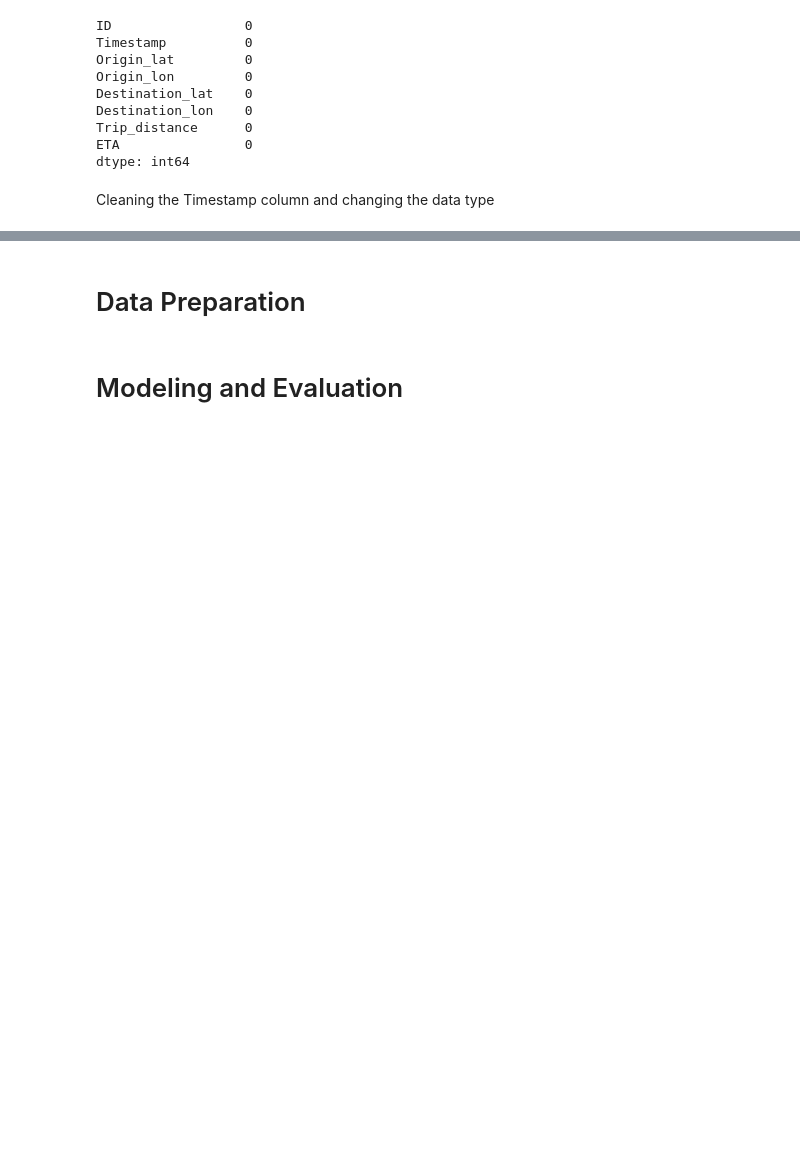
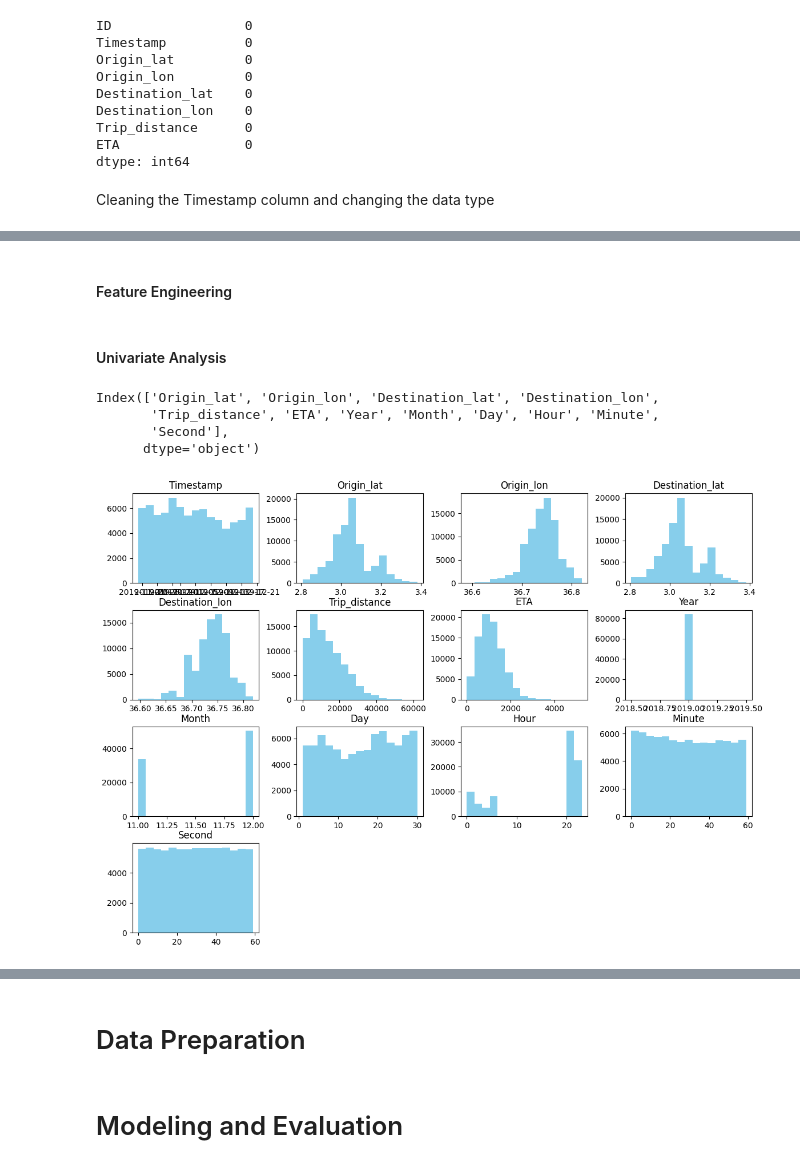
Before and after one commit to valiantezabuku/Yassir-ETA-Prediction-Challenge-For-Azubian-Team-Curium, a Jupyter notebook: Notebooks/ETA.ipynb, the cells around one changed output, grey strips where cells are left out. Cells and saved outputs as stored; diff of their text form; code cells hidden in the pictures; blank space fills up the shorter version.

```diff
--- a/Notebooks/ETA.ipynb
+++ b/Notebooks/ETA.ipynb
@@ -64,3 +126,13 @@ ETA                0
 dtype: int64
 # %% [markdown]
 Cleaning the Timestamp column and changing the data type
+# %%
+# Convert the Timestamp column to datatime
+train_df['Timestamp'] = pd.to_datetime(train_df['Timestamp'], format='%Y-%m-%dT%H:%M:%S%z')
+
+# Check the conversion
+train_df.head()
+
+
+# Remove timezone information
+# data['Timestamp'] = data['Timestamp'].dt.tz_localize(None)
@@ -66,0 +146,26 @@ Cleaning the Timestamp column and changing the data type
+# %% [markdown]
+#### Feature Engineering
+# %%
+# Extract year, month, day, hour, minute, and second
+train_df['Year'] = train_df['Timestamp'].dt.year
+train_df['Month'] = train_df['Timestamp'].dt.month
+train_df['Day'] = train_df['Timestamp'].dt.day
+train_df['Hour'] = train_df['Timestamp'].dt.hour
+train_df['Minute'] = train_df['Timestamp'].dt.minute
+train_df['Second'] = train_df['Timestamp'].dt.second
+# %% [markdown]
+#### Univariate Analysis
+# %%
+numerical_columns = train_df.select_dtypes('number').columns
+numerical_columns
+# %% [output]
+Index(['Origin_lat', 'Origin_lon', 'Destination_lat', 'Destination_lon',
+       'Trip_distance', 'ETA', 'Year', 'Month', 'Day', 'Hour', 'Minute',
+       'Second'],
+      dtype='object')
+# %%
+# Histogram showing the distribution of numeric features
+train_df.hist(figsize=(14,10), color='skyblue', grid =False , bins =15)
+plt.show()
+# %% [output]
+[figure, added]
```
Also changed, not shown: parts of 5 cells of this notebook.
